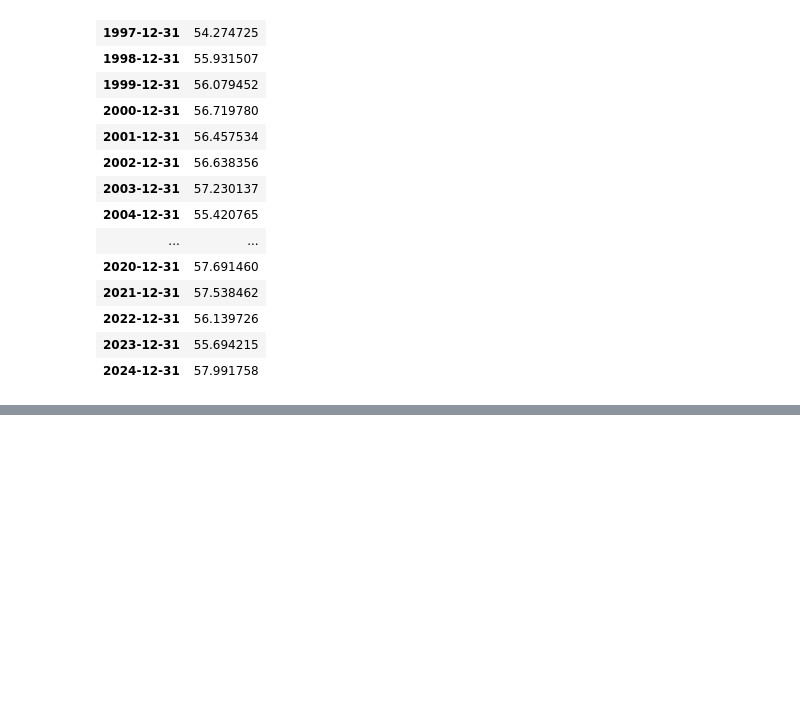
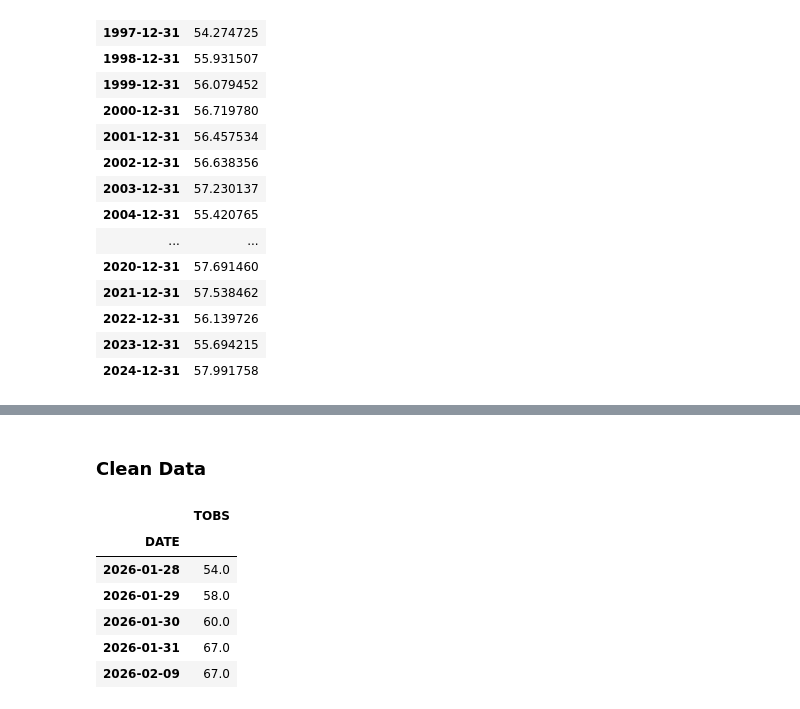
Before and after one commit to cu-esiil-edu/01-climate-crhawley, a Jupyter notebook: notebooks/climate_data_analysis_20Jul2026.ipynb, the cells around one changed output, grey strips where cells are left out. Saved outputs shown, nothing was run; the diff lists cells and outputs as text; code cells hidden in the pictures; blank space fills up the shorter version.

```diff
--- a/notebooks/climate_data_analysis_20Jul2026.ipynb
+++ b/notebooks/climate_data_analysis_20Jul2026.ipynb
@@ -144,0 +193,16 @@ hv.save(boulder_30yr_plot, 'boulder_plot.html')
+# %% [markdown]
+### Clean Data
+# %%
+#Clean data
+#take out the Station Column
+sedona_df = sedona_df[["TOBS"]]
+sedona_df.head()
+sedona_df.tail()
+# %% [output]
+|  | TOBS |
+| DATE |  |
+| 2026-01-28 | 54.0 |
+| 2026-01-29 | 58.0 |
+| 2026-01-30 | 60.0 |
+| 2026-01-31 | 67.0 |
+| 2026-02-09 | 67.0 |
```
Also changed, not shown: parts of 13 cells of this notebook, 1 other file.
